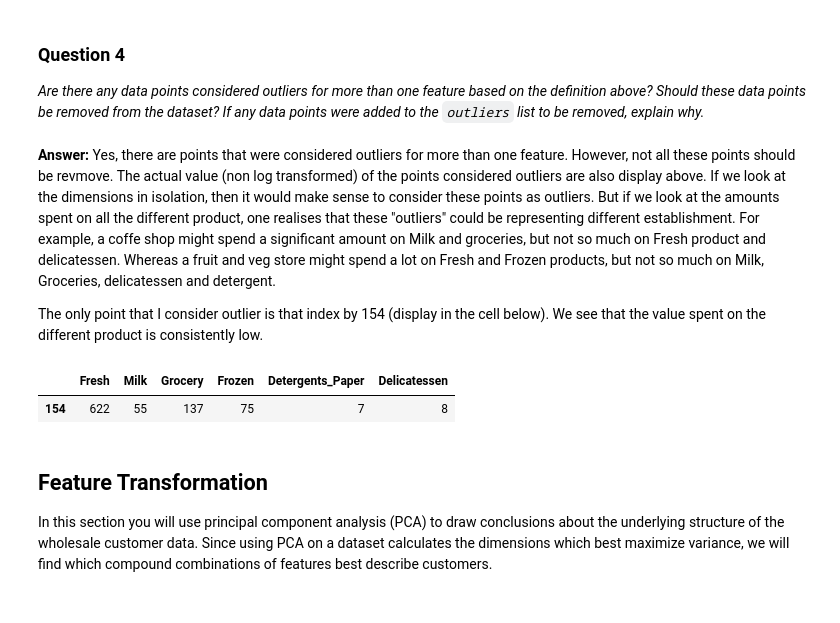
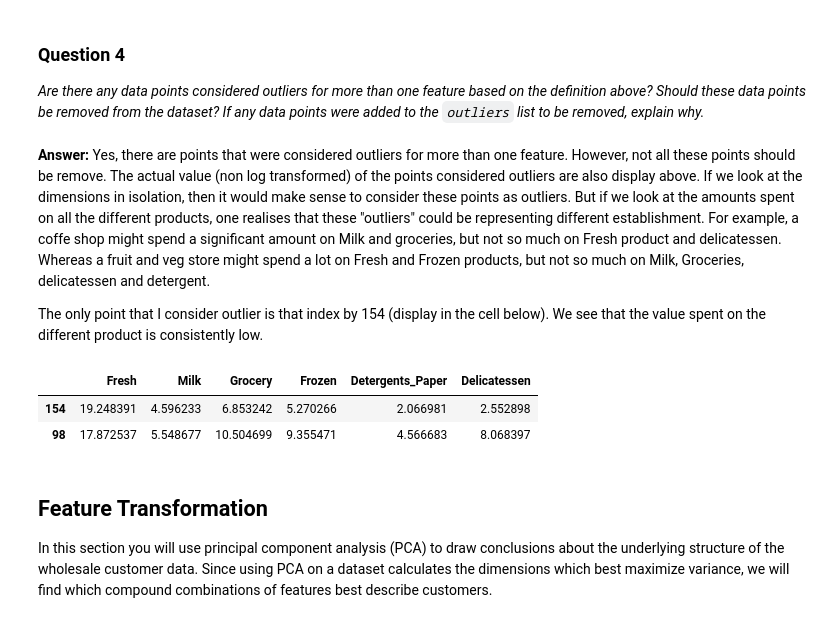
Before and after one commit to alpha-ibrahim/Udacity-machine-learning-engineer, a Jupyter notebook: customer_segments/customer_segments.ipynb, the cells around one changed output. Drawn from its saved outputs; the diff is of its cells as text; code cells hidden in the pictures.

```diff
--- a/customer_segments/customer_segments.ipynb
+++ b/customer_segments/customer_segments.ipynb
@@ -312,15 +313,16 @@ Dimension after removing outliers (439, 6)
 *Are there any data points considered outliers for more than one feature based on the definition above? Should these data points be removed from the dataset? If any data points were added to the `outliers` list to be removed, explain why.*
 # %% [markdown]
 **Answer:**
-Yes, there are points that were considered outliers for more than one feature. However, not all these points should be revmove. The actual value (non log transformed) of the points considered outliers are also display above. If we look at the dimensions in isolation, then it would make sense to consider these points as outliers. But if we look at the amounts spent on all the different product, one realises that these "outliers" could be representing different establishment. For example, a coffe shop might spend a significant amount on Milk and groceries, but not so much on Fresh product and delicatessen. Whereas a fruit and veg store might spend a lot on Fresh and Frozen products, but not so much on Milk, Groceries, delicatessen and detergent.
+Yes, there are points that were considered outliers for more than one feature. However, not all these points should be remove. The actual value (non log transformed) of the points considered outliers are also display above. If we look at the dimensions in isolation, then it would make sense to consider these points as outliers. But if we look at the amounts spent on all the different products, one realises that these "outliers" could be representing different establishment. For example, a coffe shop might spend a significant amount on Milk and groceries, but not so much on Fresh product and delicatessen. Whereas a fruit and veg store might spend a lot on Fresh and Frozen products, but not so much on Milk, Groceries, delicatessen and detergent.
 
 The only point that I consider outlier is that index by 154 (display in the cell below). We see that the value spent on the different product is consistently low.
 # %%
-data.iloc[[154]]
+data.iloc[[154, 98]]
 #print data.head()
 # %% [output]
 |  | Fresh | Milk | Grocery | Frozen | Detergents_Paper | Delicatessen |
-| 154 | 622 | 55 | 137 | 75 | 7 | 8 |
+| 154 | 19.248391 | 4.596233 | 6.853242 | 5.270266 | 2.066981 | 2.552898 |
+| 98 | 17.872537 | 5.548677 | 10.504699 | 9.355471 | 4.566683 | 8.068397 |
 # %% [markdown]
 ## Feature Transformation
 In this section you will use principal component analysis (PCA) to draw conclusions about the underlying structure of the wholesale customer data. Since using PCA on a dataset calculates the dimensions which best maximize variance, we will find which compound combinations of features best describe customers.
```
Also changed, not shown: parts of 16 cells of this notebook.
